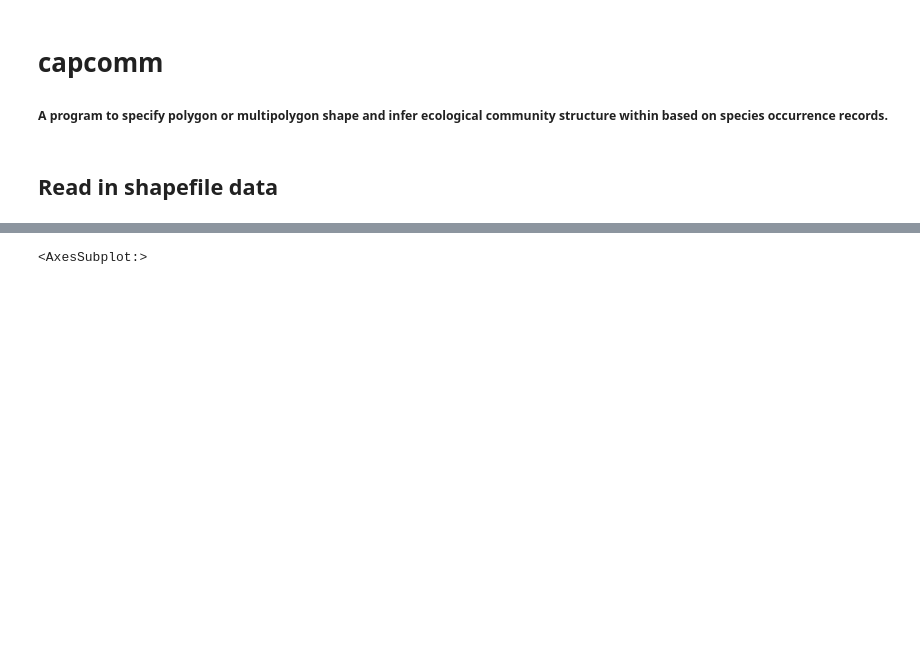
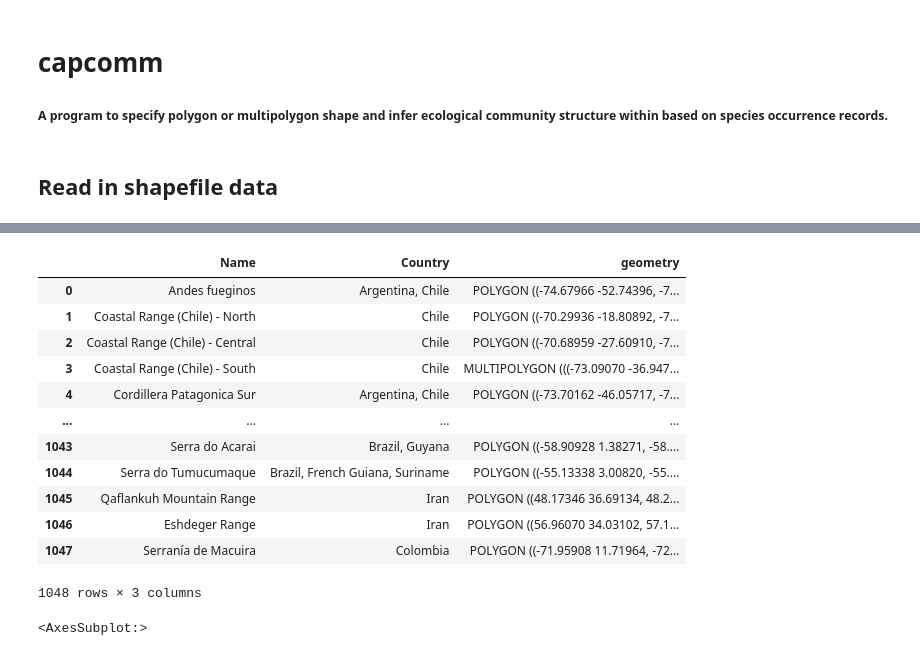
Before and after one commit to j-meek/capcomm, a Jupyter notebook: notebooks/capcomm-dev.ipynb, the cells around one changed output, grey strips where cells are left out. Cells and saved outputs as stored; diff of their text form; code cells hidden in the pictures; blank space fills up the shorter version.

Commit message:
fix capcomm import and demonstrate data loading

```diff
--- a/notebooks/capcomm-dev.ipynb
+++ b/notebooks/capcomm-dev.ipynb
@@ -35,3 +26,21 @@ capcomm.large
+# %%
+world = capcomm.data.load('world')
+# %%
+world
+# %% [output]
+|  | Name | Country | geometry |
+| 0 | Andes fueginos | Argentina, Chile | POLYGON ((-74.67966 -52.74396, -7... |
+| 1 | Coastal Range (Chile) - North | Chile | POLYGON ((-70.29936 -18.80892, -7... |
+| 2 | Coastal Range (Chile) - Central | Chile | POLYGON ((-70.68959 -27.60910, -7... |
+| 3 | Coastal Range (Chile) - South | Chile | MULTIPOLYGON (((-73.09070 -36.947... |
+| 4 | Cordillera Patagonica Sur | Argentina, Chile | POLYGON ((-73.70162 -46.05717, -7... |
+| ... | ... | ... | ... |
+| 1043 | Serra do Acarai | Brazil, Guyana | POLYGON ((-58.90928 1.38271, -58.... |
+| 1044 | Serra do Tumucumaque | Brazil, French Guiana, Suriname | POLYGON ((-55.13338 3.00820, -55.... |
+| 1045 | Qaflankuh Mountain Range | Iran | POLYGON ((48.17346 36.69134, 48.2... |
+| 1046 | Eshdeger Range | Iran | POLYGON ((56.96070 34.03102, 57.1... |
+| 1047 | Serranía de Macuira | Colombia | POLYGON ((-71.95908 11.71964, -72... |
+1048 rows × 3 columns
 # %%
 # "large-scale set" of mountain polygons (17 polygons represent largest continuous mountain ranges)
 large = geopandas.read_file("../data/GMBA_mountain_inventory_V1.2_supplementary_large-scale-set/GMBA mountain inventory_V1.2-LargeScale.shp")
```
Also changed, not shown: parts of 5 cells of this notebook.
